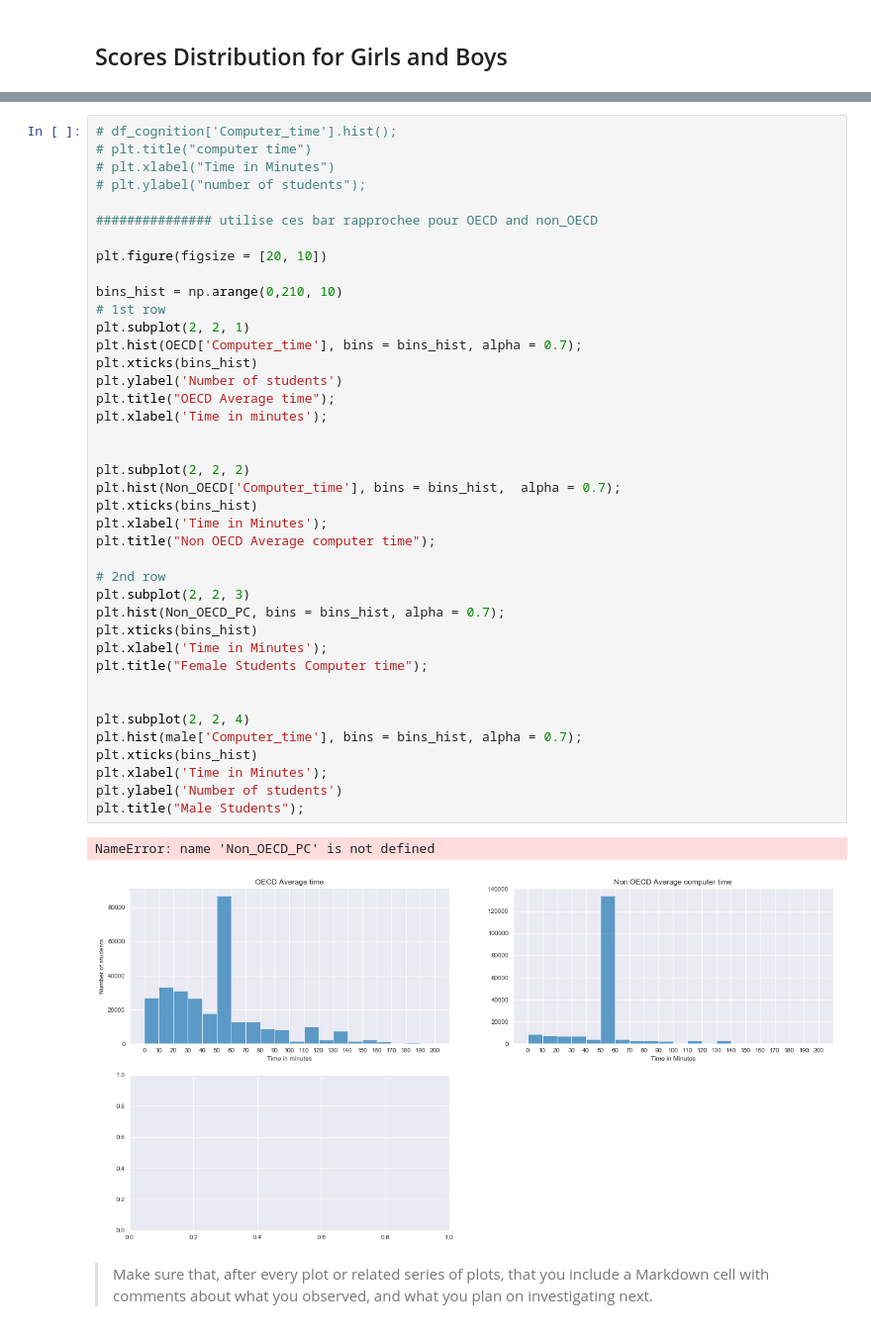
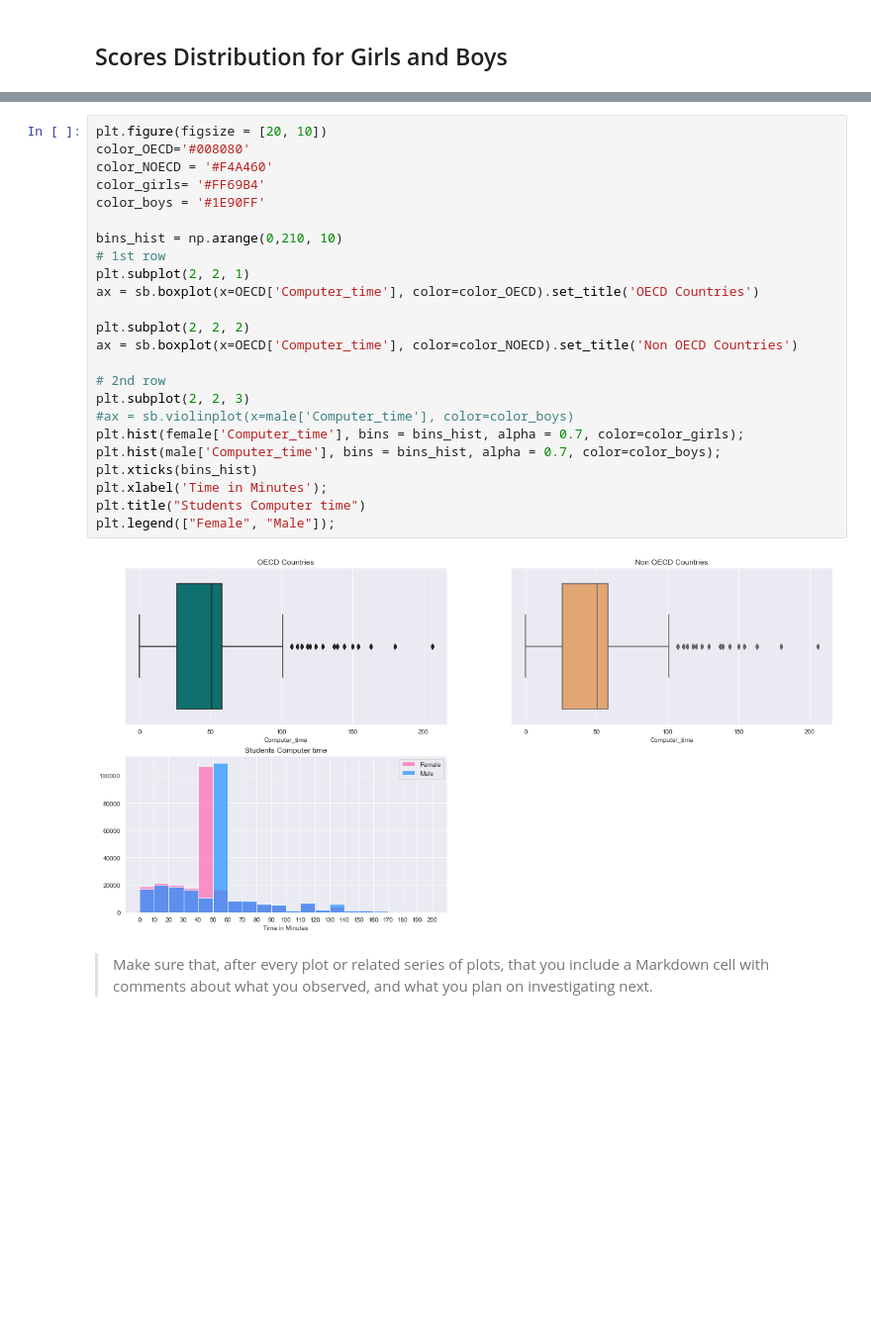
Before and after one commit to gwizamaryse/communicate-data-finding, a Jupyter notebook: exploration_PISA.ipynb, the cells around one changed output, grey strips where cells are left out. Shown at 99% size. Drawn from its saved outputs; the diff is of its cells as text; blank space fills up the shorter version.

```diff
--- a/exploration_PISA.ipynb
+++ b/exploration_PISA.ipynb
@@ -389,46 +388,29 @@ Non_OECD_PC.count()
-# %%
-# df_cognition['Computer_time'].hist();
-# plt.title("computer time")
-# plt.xlabel("Time in Minutes")
-# plt.ylabel("number of students");
-
-############### utilise ces bar rapprochee pour OECD and non_OECD
-
-plt.figure(figsize = [20, 10])
-
-bins_hist = np.arange(0,210, 10)
-# 1st row
-plt.subplot(2, 2, 1)
-plt.hist(OECD['Computer_time'], bins = bins_hist, alpha = 0.7);
-plt.xticks(bins_hist)
-plt.ylabel('Number of students')
-plt.title("OECD Average time");
-plt.xlabel('Time in minutes');
-
-
-plt.subplot(2, 2, 2)
-plt.hist(Non_OECD['Computer_time'], bins = bins_hist,  alpha = 0.7);
-plt.xticks(bins_hist)
-plt.xlabel('Time in Minutes');
-plt.title("Non OECD Average computer time");
-
-# 2nd row
-plt.subplot(2, 2, 3)
-plt.hist(Non_OECD_PC, bins = bins_hist, alpha = 0.7);
-plt.xticks(bins_hist)
-plt.xlabel('Time in Minutes');
-plt.title("Female Students Computer time");
-
-
-plt.subplot(2, 2, 4)
-plt.hist(male['Computer_time'], bins = bins_hist, alpha = 0.7);
-plt.xticks(bins_hist)
-plt.xlabel('Time in Minutes');
-plt.ylabel('Number of students')
-plt.title("Male Students");
-# %% [output]
-NameError: name 'Non_OECD_PC' is not defined
-[figure, removed]
+# %%
+plt.figure(figsize = [20, 10])
+color_OECD='#008080'
+color_NOECD = '#F4A460'
+color_girls= '#FF69B4'
+color_boys = '#1E90FF'
+
+bins_hist = np.arange(0,210, 10)
+# 1st row
+plt.subplot(2, 2, 1)
+ax = sb.boxplot(x=OECD['Computer_time'], color=color_OECD).set_title('OECD Countries')
+
+plt.subplot(2, 2, 2)
+ax = sb.boxplot(x=OECD['Computer_time'], color=color_NOECD).set_title('Non OECD Countries')
+
+# 2nd row
+plt.subplot(2, 2, 3)
+#ax = sb.violinplot(x=male['Computer_time'], color=color_boys)
+plt.hist(female['Computer_time'], bins = bins_hist, alpha = 0.7, color=color_girls);
+plt.hist(male['Computer_time'], bins = bins_hist, alpha = 0.7, color=color_boys);
+plt.xticks(bins_hist)
+plt.xlabel('Time in Minutes');
+plt.title("Students Computer time")
+plt.legend(["Female", "Male"]);
+# %% [output]
+[figure, added]
 # %% [markdown]
 > Make sure that, after every plot or related series of plots, that you
 include a Markdown cell with comments about what you observed, and what
```
Also changed, not shown: parts of 13 cells of this notebook.
